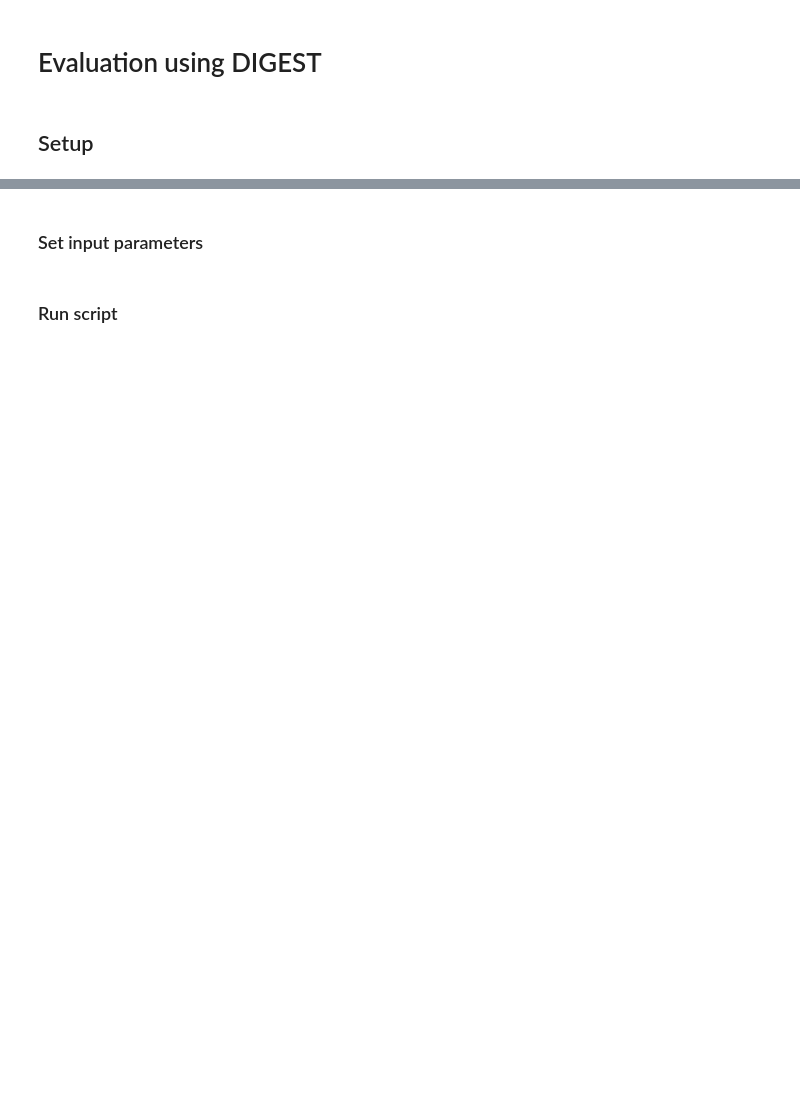
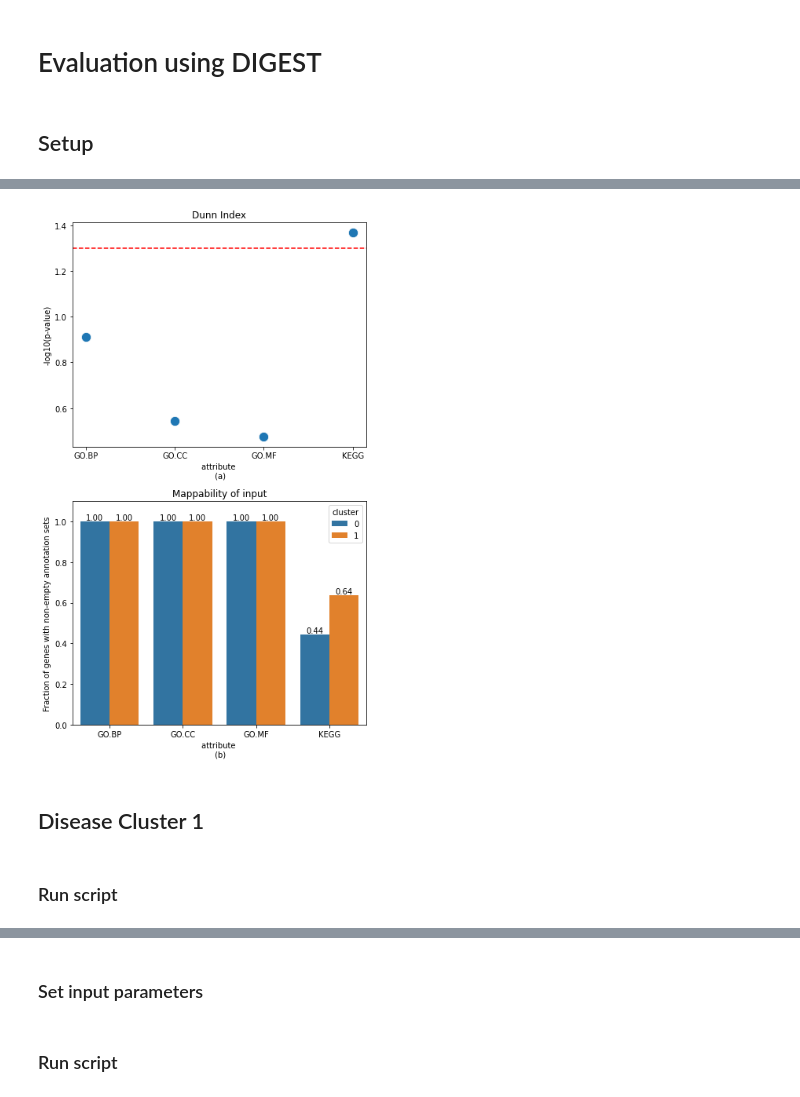
Before and after one commit to bionetslab/digest, a Jupyter notebook: tutorial/Evaluation.ipynb, the cells around one changed output, grey strips where cells are left out. Saved outputs shown, nothing was run; the diff lists cells and outputs as text; code cells hidden in the pictures; blank space fills up the shorter version.

Commit message:
extended results

```diff
--- a/tutorial/Evaluation.ipynb
+++ b/tutorial/Evaluation.ipynb
@@ -13,0 +35,4 @@ from single_validation import single_validation
+# %%
+single_validation(tar=tar_set, tar_id=tar_id_type, mode=mode, out_dir=out_dir, runs=runs, replace=perc, verbose=True)
+with open(out_dir+'digest_'+mode+'_result.json', 'r') as f:
+    results = json.load(f)
@@ -13,0 +67,28 @@ from single_validation import single_validation
+# %%
+# prepare for scatterplot
+df = pd.DataFrame.from_dict(results["p_values"])
+df = df.rename_axis('attribute').reset_index()
+df["log_di"] = df["di"].apply(lambda x: -math.log10(x))
+df = df.replace({"go.BP": "GO.BP", "go.CC": "GO.CC", "go.MF": "GO.MF", "pathway.kegg": "KEGG"})
+# prepare for mappibility plot
+in_put = pd.read_csv(tar_set, sep="\t", names=["id","cluster"])
+mapped_df = in_put.copy()
+for att in results["input_values"]["mapped_ids"]:
+    mapped_df[att] = [1 if x in results["input_values"]["mapped_ids"][att] else 0 for x in in_put["id"]]
+mapped_df = mapped_df.groupby("cluster", as_index = False).agg(sum).melt('cluster', var_name='att', value_name='count')
+mapped_df = mapped_df.replace({"go.BP": "GO.BP", "go.CC": "GO.CC", "go.MF": "GO.MF", "pathway.kegg": "KEGG"})
+cluster_sizes = in_put["cluster"].value_counts().to_dict()
+mapped_df["fraction"] = mapped_df.apply(lambda x: x['count']/cluster_sizes[x['cluster']], axis=1)
+# %%
+fig, axes = plt.subplots(2, 1, figsize=(6,10))
+sns.scatterplot(x=df['attribute'], y=df['log_di'], s=150, ax=axes[0])
+axes[0].set(title="Dunn Index", ylabel="-log10(p-value)", xlabel="attribute \n (a)")
+axes[0].axhline(y=-math.log10(0.05), color="red",linestyle='--')
+sns.barplot(x ="att", y = 'fraction', data = mapped_df, hue = "cluster", ax=axes[1])
+axes[1].set(title="Mappability of input", xlabel="attribute \n (b)", ylabel="Fraction of genes with non-empty annotation sets", ylim=(0, 1.1))
+for container in axes[1].containers:
+    axes[1].bar_label(container,  fmt='%.2f')
+fig.tight_layout()
+fig.savefig("mode_gene-cluster_overview.png", bbox_inches='tight')
+# %% [output]
+[figure, added]
@@ -13,0 +104,2 @@ from single_validation import single_validation
+# %% [markdown]
+## Disease Cluster 1
@@ -13,0 +113,2 @@ from single_validation import single_validation
+# %% [markdown]
+### Run script
```
Also changed, not shown: parts of 99 cells of this notebook, 5 other files.
